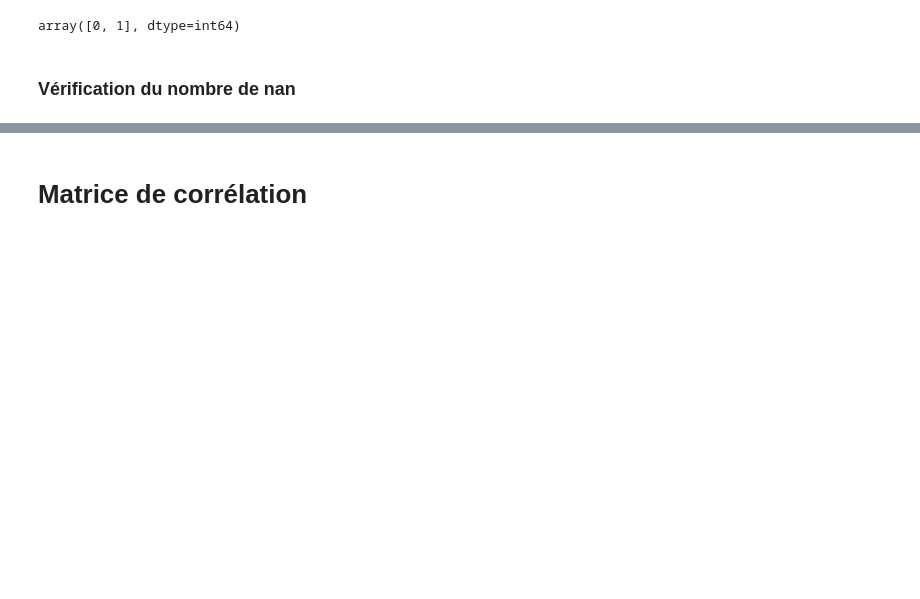
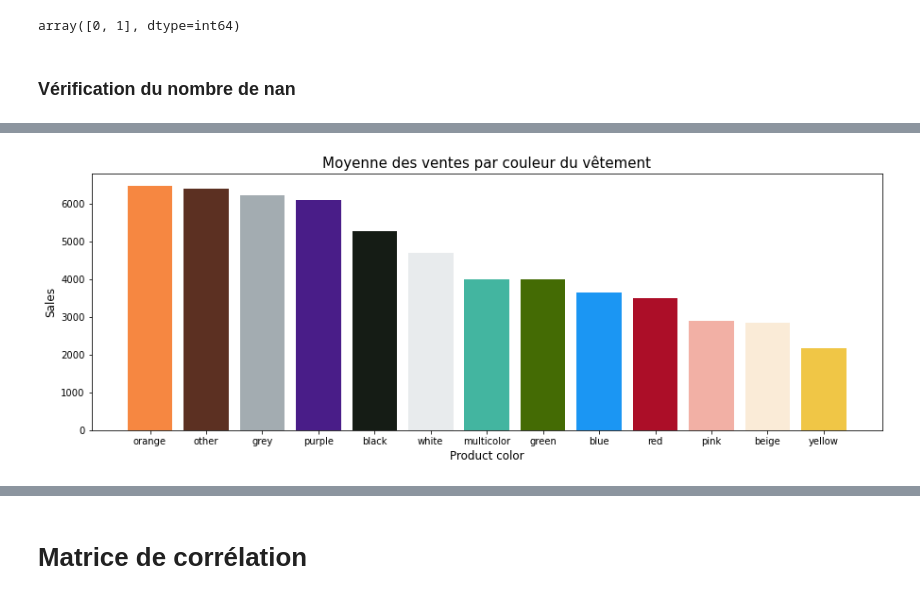
Before and after one commit to RAZMOKEUR/ecommercedata, a Jupyter notebook: e-commerce.ipynb, the cells around one changed output, grey strips where cells are left out. Drawn from its saved outputs; the diff is of its cells as text; code cells hidden in the pictures; blank space fills up the shorter version.

Commit message:
[FEATURE]
Modification couleur + DataViz

```diff
--- a/e-commerce.ipynb
+++ b/e-commerce.ipynb
@@ -309,0 +562,2 @@ dtype: int64
+# %%
+df['product_color'] = df['product_color'].map(color_convert_dict)
@@ -309,0 +607,3 @@ dtype: int64
+# %%
+df['product_color'] = df['product_color'].fillna('other')
+df['product_color'].unique()
@@ -309,0 +689,32 @@ dtype: int64
+# %%
+col = ['product_color','units_sold']
+
+tmp_df = df[col]
+tmp_df = tmp_df.groupby('product_color').mean()
+tmp_df = tmp_df.sort_values(by='units_sold', ascending=False)
+tmp_df = tmp_df.reset_index()
+
+colors = ['#f68741', #orange
+          '#5c3022', #others
+          '#a3acb1', #grey
+          '#491d88', #purple
+          '#151c15', #black
+          '#e8ebed', #white
+          '#43b5a0', #multicolor
+          '#446b04', #green
+          '#1b96f3', #blue
+          '#ac0e28', #red
+          '#f2b0a5', #pink
+          '#faebd7', #beige
+          '#f0c646'  #yellow
+         ]
+
+plt.subplots(figsize=(15,5))
+plt.bar(tmp_df['product_color'], tmp_df['units_sold'], color=colors)
+
+plt.title('Moyenne des ventes par couleur du vêtement', fontsize=15)
+plt.xlabel('Product color', fontsize=12)
+plt.ylabel('Sales', fontsize=12)
+plt.show()
+# %% [output]
+[figure, added]
```
Also changed, not shown: parts of 64 cells of this notebook.
